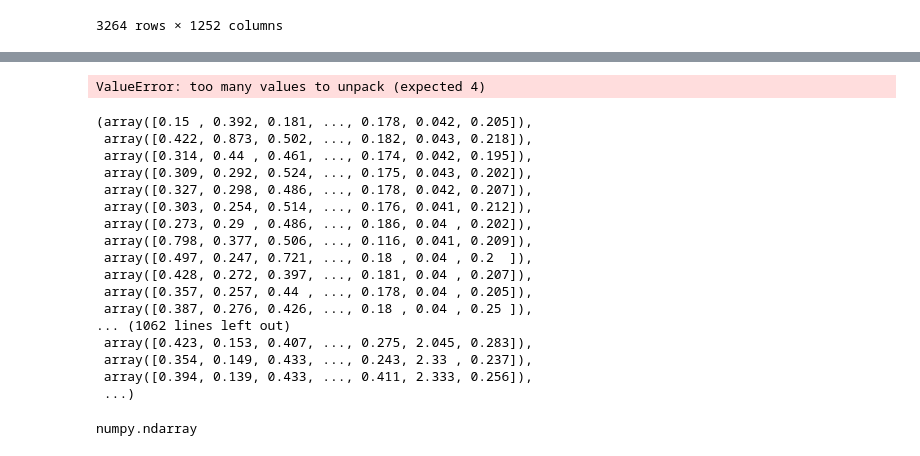
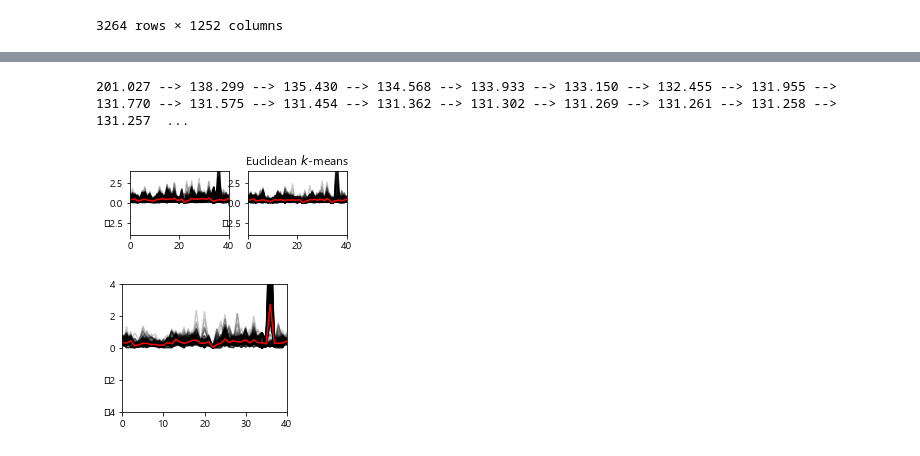
Before and after one commit to bill7845/jupyter_repo, a Jupyter notebook: jupyter_CODE/전력수요예측/ts_cluster.ipynb, the cells around one changed output, grey strips where cells are left out. Cells and saved outputs as stored; diff of their text form; code cells hidden in the pictures.

```diff
--- a/jupyter_CODE/전력수요예측/ts_cluster.ipynb
+++ b/jupyter_CODE/전력수요예측/ts_cluster.ipynb
@@ -172,31 +160,22 @@ s1 = to_time_series()
-# %%
-from tslearn.datasets import UCR_UEA_datasets
-X_train, y_train, X_test, y_test = tuple(formatted_time_series)
-print(X_train.shape)
-print(y_train.shape)
-# %% [output]
-ValueError: too many values to unpack (expected 4)
-# %%
-tuple(formatted_time_series)
-# %% [output]
-(array([0.15 , 0.392, 0.181, ..., 0.178, 0.042, 0.205]),
- array([0.422, 0.873, 0.502, ..., 0.182, 0.043, 0.218]),
- array([0.314, 0.44 , 0.461, ..., 0.174, 0.042, 0.195]),
- array([0.309, 0.292, 0.524, ..., 0.175, 0.043, 0.202]),
- array([0.327, 0.298, 0.486, ..., 0.178, 0.042, 0.207]),
- array([0.303, 0.254, 0.514, ..., 0.176, 0.041, 0.212]),
- array([0.273, 0.29 , 0.486, ..., 0.186, 0.04 , 0.202]),
- array([0.798, 0.377, 0.506, ..., 0.116, 0.041, 0.209]),
- array([0.497, 0.247, 0.721, ..., 0.18 , 0.04 , 0.2  ]),
- array([0.428, 0.272, 0.397, ..., 0.181, 0.04 , 0.207]),
- array([0.357, 0.257, 0.44 , ..., 0.178, 0.04 , 0.205]),
- array([0.387, 0.276, 0.426, ..., 0.18 , 0.04 , 0.25 ]),
-... (1062 lines left out)
- array([0.423, 0.153, 0.407, ..., 0.275, 2.045, 0.283]),
- array([0.354, 0.149, 0.433, ..., 0.243, 2.33 , 0.237]),
- array([0.394, 0.139, 0.433, ..., 0.411, 2.333, 0.256]),
- ...)
-# %%
-type(((formatted_time_series)))
-# %% [output]
-numpy.ndarray
+# %%
+formatted = to_time_series_dataset(ss.values.reshape(3264,1429,1))
+# %%
+km = TimeSeriesKMeans(n_clusters=3, verbose=True, random_state=seed)
+y_pred = km.fit_predict(formatted)
+# %% [output]
+201.027 --> 138.299 --> 135.430 --> 134.568 --> 133.933 --> 133.150 --> 132.455 --> 131.955 --> 131.770 --> 131.575 --> 131.454 --> 131.362 --> 131.302 --> 131.269 --> 131.261 --> 131.258 --> 131.257  ...
+# %%
+plt.figure()
+for yi in range(3):
+    plt.subplot(3, 3, yi + 1)
+    for xx in formatted[y_pred == yi]:
+        plt.plot(xx.ravel(), "k-", alpha=.2)
+    plt.plot(km.cluster_centers_[yi].ravel(), "r-")
+    plt.xlim(0, 40)
+    plt.ylim(-4, 4)
+    if yi == 1:
+        plt.title("Euclidean $k$-means")
+        plt.figure(figsize=(10, 8))
+# %% [output]
+[figure, added]
+[figure, added]
```
Also changed, not shown: parts of 3 cells of this notebook, 1 other file.
